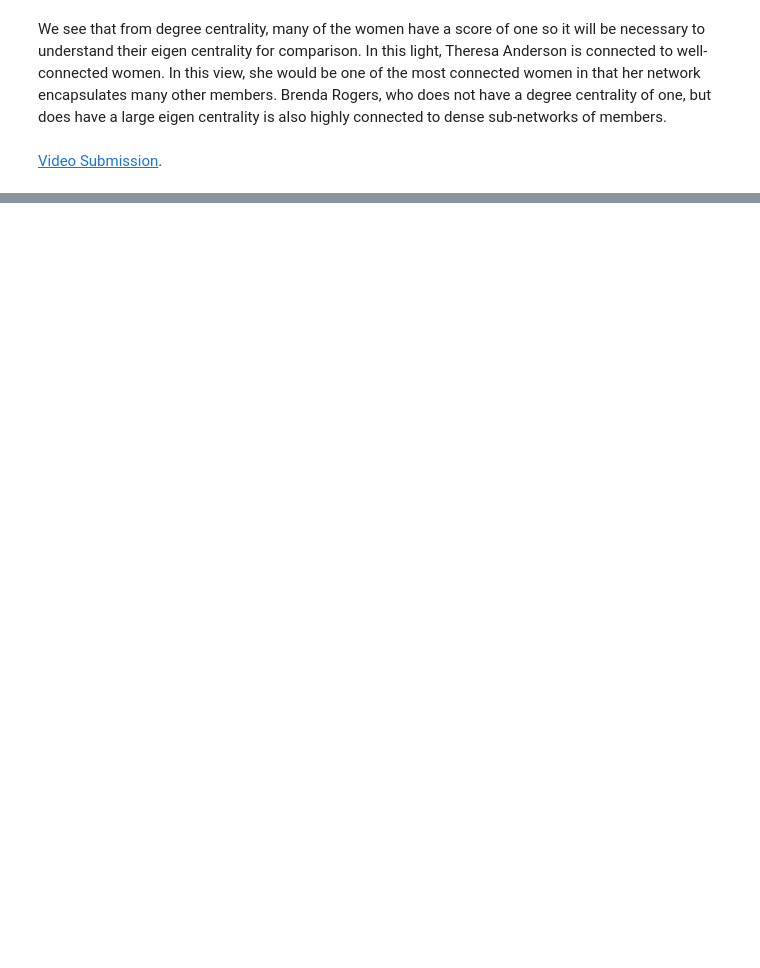
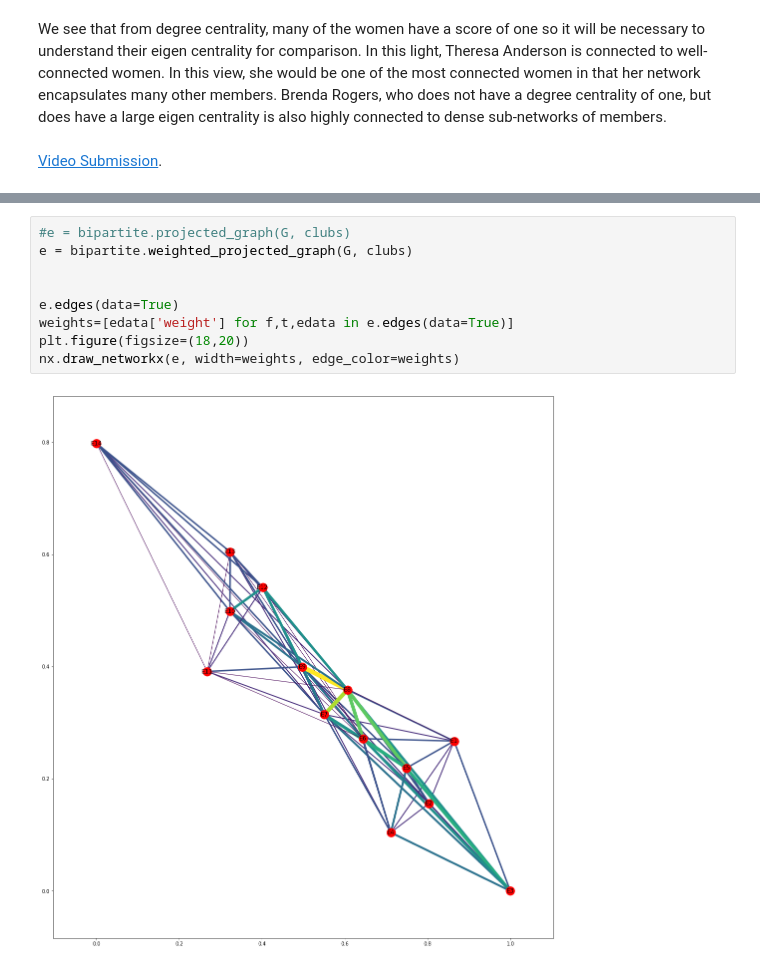
Before and after one commit to kelloggjohnd/Data620-Web_Analytics, a Jupyter notebook: Week 6/hw_6_davis_clubs.ipynb, the cells around one changed output, grey strips where cells are left out. Cells and saved outputs as stored; diff of their text form; blank space fills up the shorter version.

```diff
--- a/Week 6/hw_6_davis_clubs.ipynb
+++ b/Week 6/hw_6_davis_clubs.ipynb
@@ -168,0 +217,11 @@ We see that from degree centrality, many of the women have a score of one so it
+# %%
+#e = bipartite.projected_graph(G, clubs)
+e = bipartite.weighted_projected_graph(G, clubs)
+
+
+e.edges(data=True)
+weights=[edata['weight'] for f,t,edata in e.edges(data=True)]
+plt.figure(figsize=(18,20))
+nx.draw_networkx(e, width=weights, edge_color=weights)
+# %% [output]
+[figure, added]
```
Also changed, not shown: parts of 5 cells of this notebook, 2 other files.
